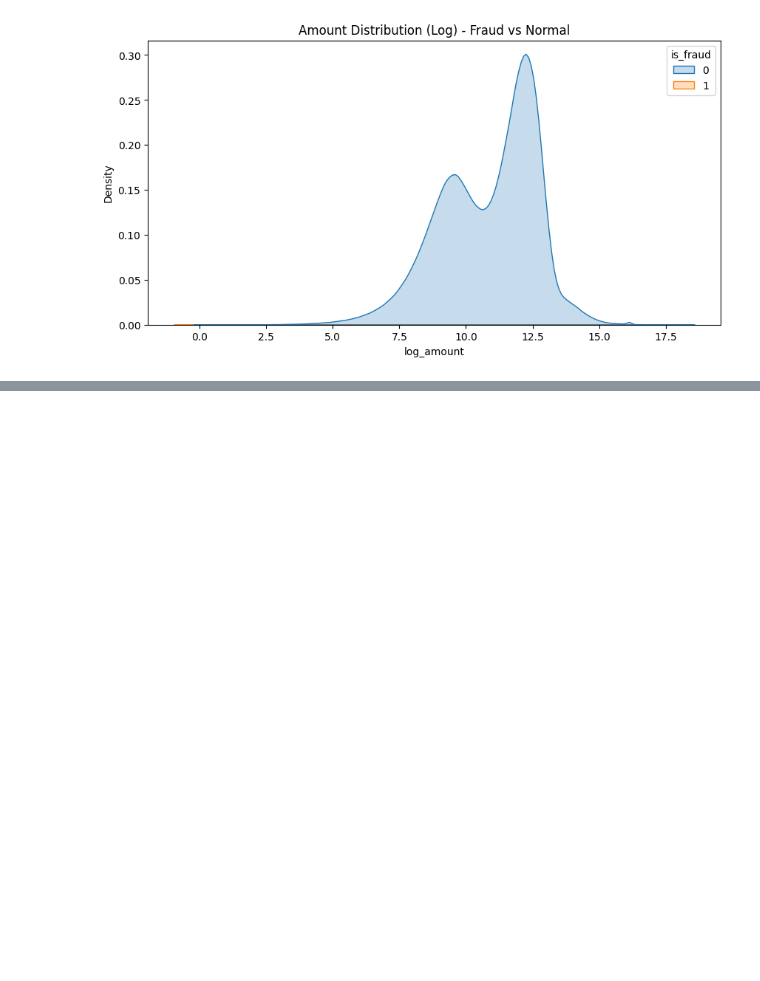
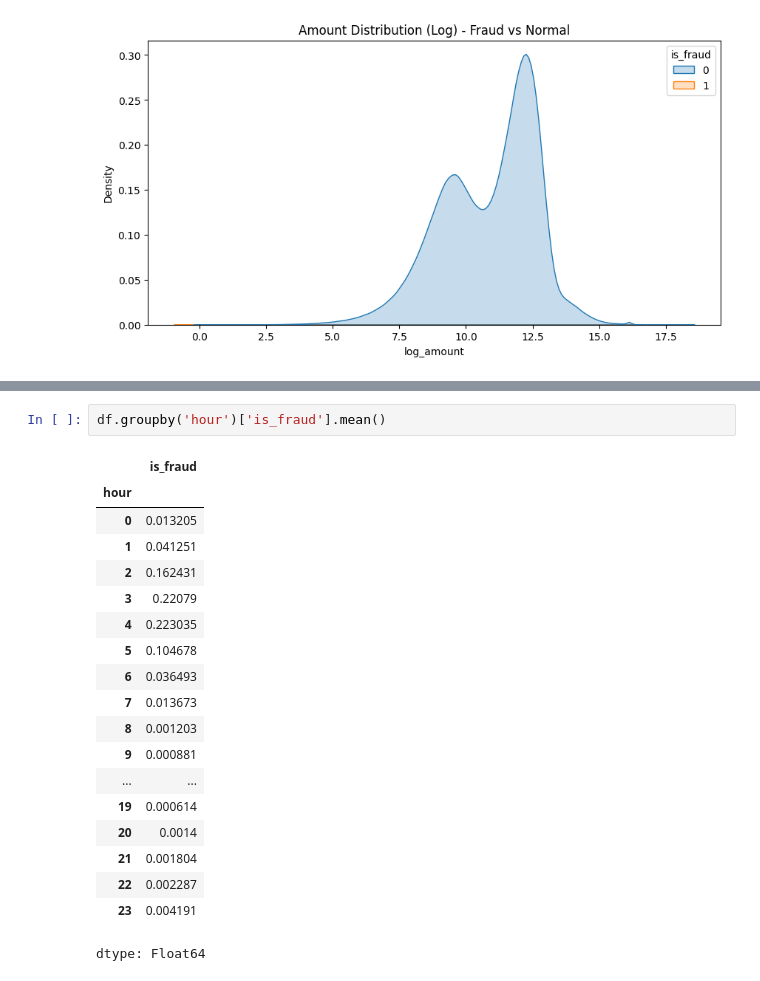
Before and after one commit to Crnkcbs/money_fraud, a Jupyter notebook: Mobile_Fraud_Analysis_Gamze.ipynb, the cells around one changed output, grey strips where cells are left out. Cells and saved outputs as stored; diff of their text form; blank space fills up the shorter version.

```diff
--- a/Mobile_Fraud_Analysis_Gamze.ipynb
+++ b/Mobile_Fraud_Analysis_Gamze.ipynb
@@ -95,0 +161,22 @@ plt.show()
+# %%
+df.groupby('hour')['is_fraud'].mean()
+# %% [output]
+|  | is_fraud |
+| hour |  |
+| 0 | 0.013205 |
+| 1 | 0.041251 |
+| 2 | 0.162431 |
+| 3 | 0.22079 |
+| 4 | 0.223035 |
+| 5 | 0.104678 |
+| 6 | 0.036493 |
+| 7 | 0.013673 |
+| 8 | 0.001203 |
+| 9 | 0.000881 |
+| ... | ... |
+| 19 | 0.000614 |
+| 20 | 0.0014 |
+| 21 | 0.001804 |
+| 22 | 0.002287 |
+| 23 | 0.004191 |
+dtype: Float64
```
Also changed, not shown: parts of 30 cells of this notebook.
